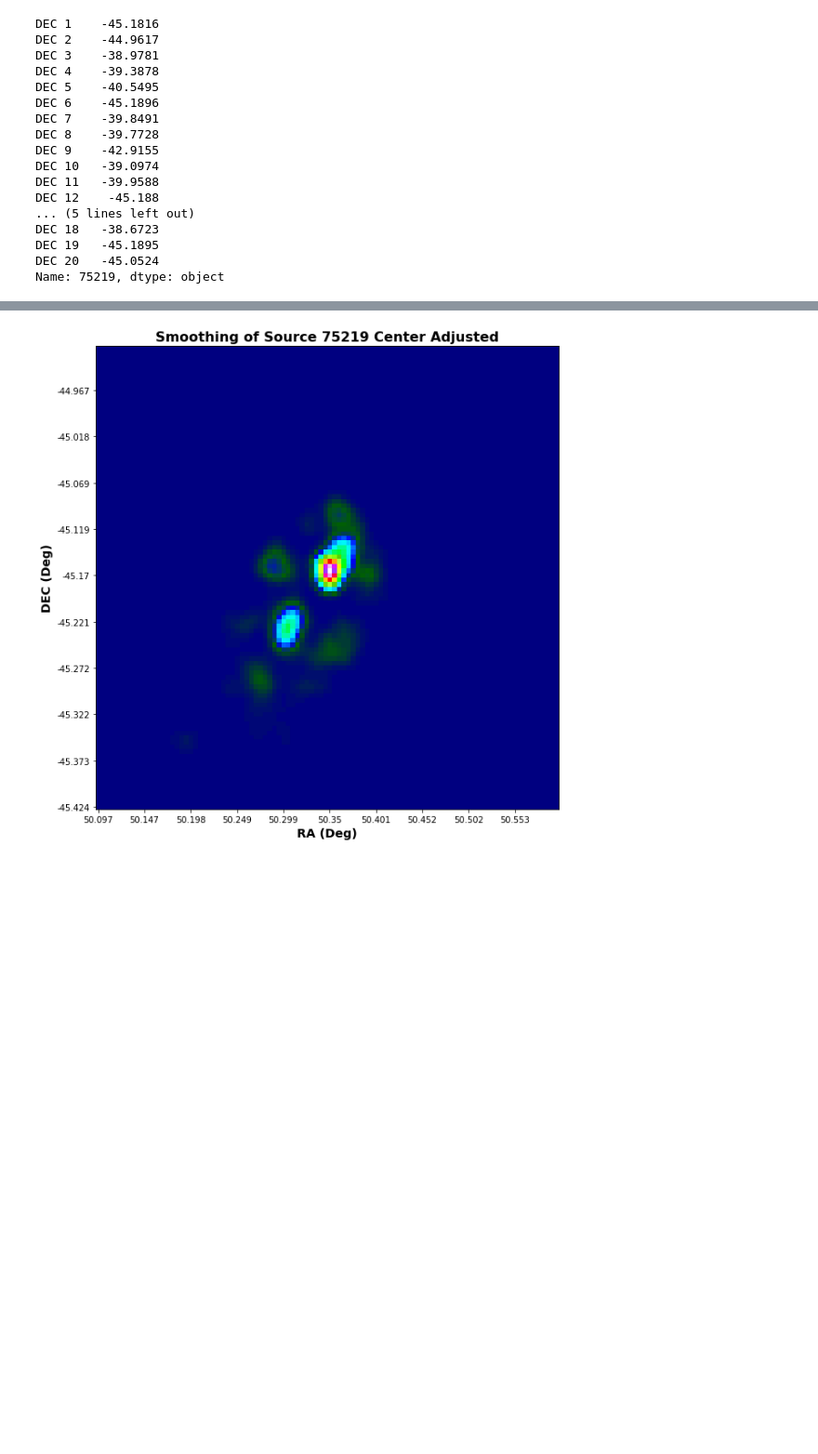
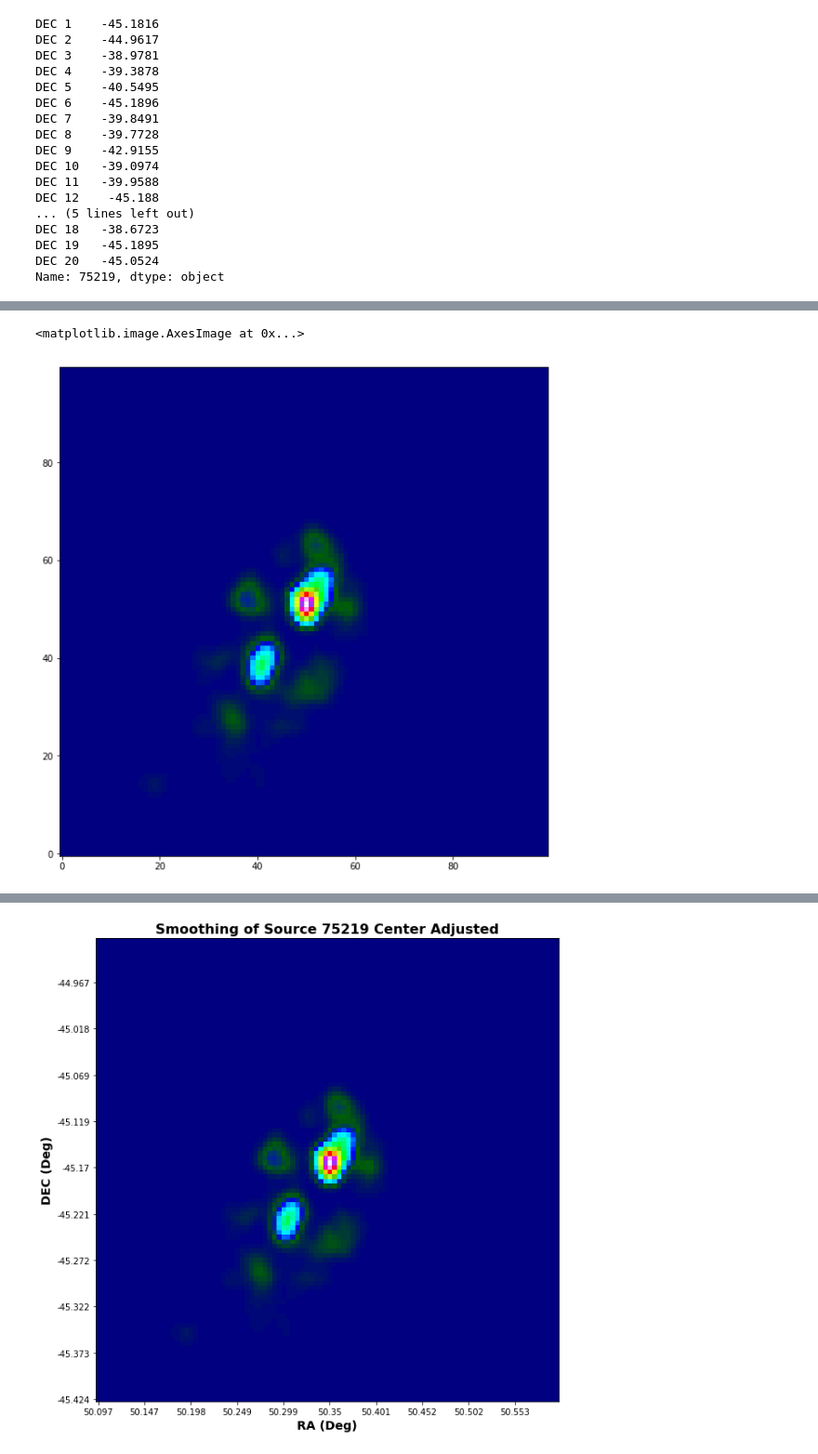
Before and after one commit to kelceydavis33/Source_Matching, a Jupyter notebook: GLEAM_p37.ipynb, the cells around one changed output, grey strips where cells are left out. Shown at 93% size. Drawn from its saved outputs; the diff is of its cells as text; code cells hidden in the pictures; blank space fills up the shorter version.

```diff
--- a/GLEAM_p37.ipynb
+++ b/GLEAM_p37.ipynb
@@ -1069,0 +1246,5 @@ d['indv_obs']
+# %%
+plt.imshow(np.array(o['indv_obs'])[1], origin = 'lower', cmap = 'gist_ncar')
+# %% [output]
+<matplotlib.image.AxesImage at 0x...>
+[figure, added]
```
Also changed, not shown: parts of 20 cells of this notebook.
